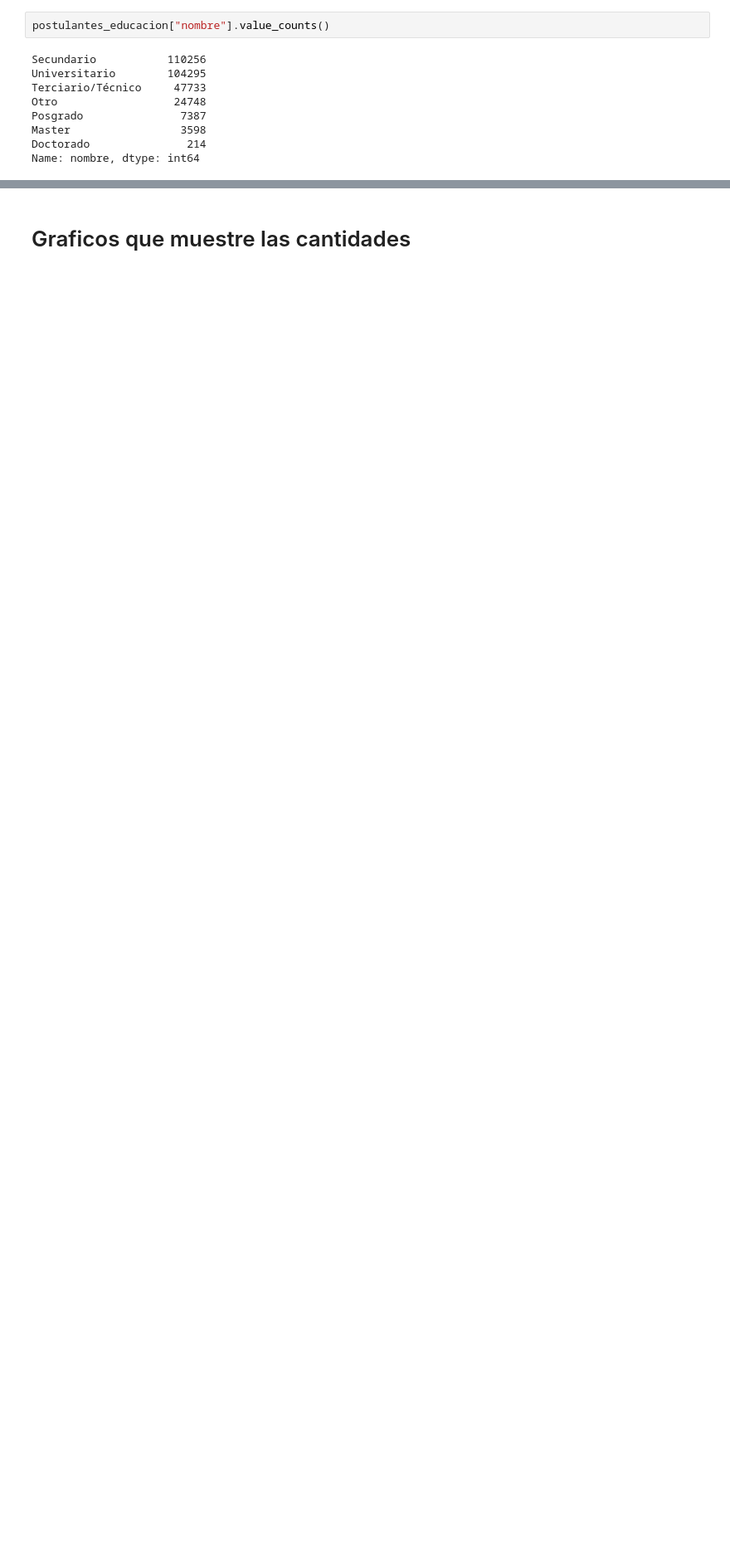
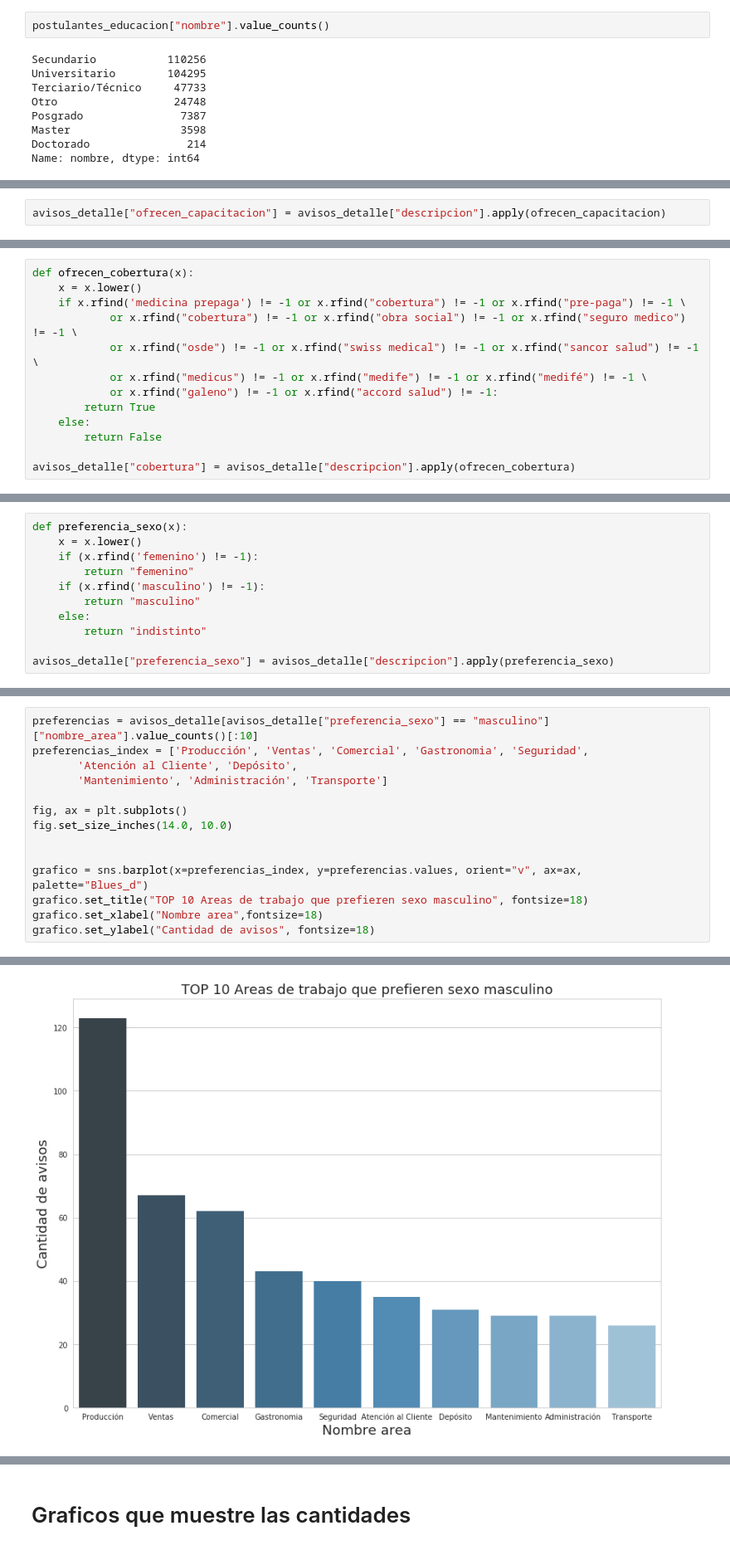
Before and after one commit to lucioll/NaventDatosTP, a Jupyter notebook: Analisis exploratorio-TP1.ipynb, the cells around one changed output, grey strips where cells are left out. Shown at 83% size. Drawn from its saved outputs; the diff is of its cells as text; blank space fills up the shorter version.

Commit message:
Limpieza descripcion

```diff
--- a/Analisis exploratorio-TP1.ipynb
+++ b/Analisis exploratorio-TP1.ipynb
@@ -170,0 +156,2 @@ Name: descripcion, Length: 2000, dtype: object
+# %%
+avisos_detalle["ofrecen_capacitacion"] = avisos_detalle["descripcion"].apply(ofrecen_capacitacion)
@@ -170,0 +166,13 @@ Name: descripcion, Length: 2000, dtype: object
+# %%
+def ofrecen_cobertura(x):
+    x = x.lower()
+    if x.rfind('medicina prepaga') != -1 or x.rfind("cobertura") != -1 or x.rfind("pre-paga") != -1 \
+            or x.rfind("cobertura") != -1 or x.rfind("obra social") != -1 or x.rfind("seguro medico") != -1 \
+            or x.rfind("osde") != -1 or x.rfind("swiss medical") != -1 or x.rfind("sancor salud") != -1 \
+            or x.rfind("medicus") != -1 or x.rfind("medife") != -1 or x.rfind("medifé") != -1 \
+            or x.rfind("galeno") != -1 or x.rfind("accord salud") != -1:
+        return True
+    else:
+        return False
+
+avisos_detalle["cobertura"] = avisos_detalle["descripcion"].apply(ofrecen_cobertura)
@@ -212,0 +234,11 @@ Name: idpostulante, Length: 188752, dtype: int64
+# %%
+def preferencia_sexo(x):
+    x = x.lower()
+    if (x.rfind('femenino') != -1):
+        return "femenino"
+    if (x.rfind('masculino') != -1):
+        return "masculino"
+    else:
+        return "indistinto"
+
+avisos_detalle["preferencia_sexo"] = avisos_detalle["descripcion"].apply(preferencia_sexo)
@@ -212,0 +254,15 @@ Name: idpostulante, Length: 188752, dtype: int64
+# %%
+preferencias = avisos_detalle[avisos_detalle["preferencia_sexo"] == "masculino"]["nombre_area"].value_counts()[:10]
+preferencias_index = ['Producción', 'Ventas', 'Comercial', 'Gastronomia', 'Seguridad',
+       'Atención al Cliente', 'Depósito',
+       'Mantenimiento', 'Administración', 'Transporte']
+
+fig, ax = plt.subplots()
+fig.set_size_inches(14.0, 10.0)
+
+
+grafico = sns.barplot(x=preferencias_index, y=preferencias.values, orient="v", ax=ax, palette="Blues_d")
+grafico.set_title("TOP 10 Areas de trabajo que prefieren sexo masculino", fontsize=18)
+grafico.set_xlabel("Nombre area",fontsize=18)
+grafico.set_ylabel("Cantidad de avisos", fontsize=18)
+# %% [output]
@@ -212,0 +270 @@ Name: idpostulante, Length: 188752, dtype: int64
+[figure, added]
```
Also changed, not shown: parts of 27 cells of this notebook, 13 other files.
